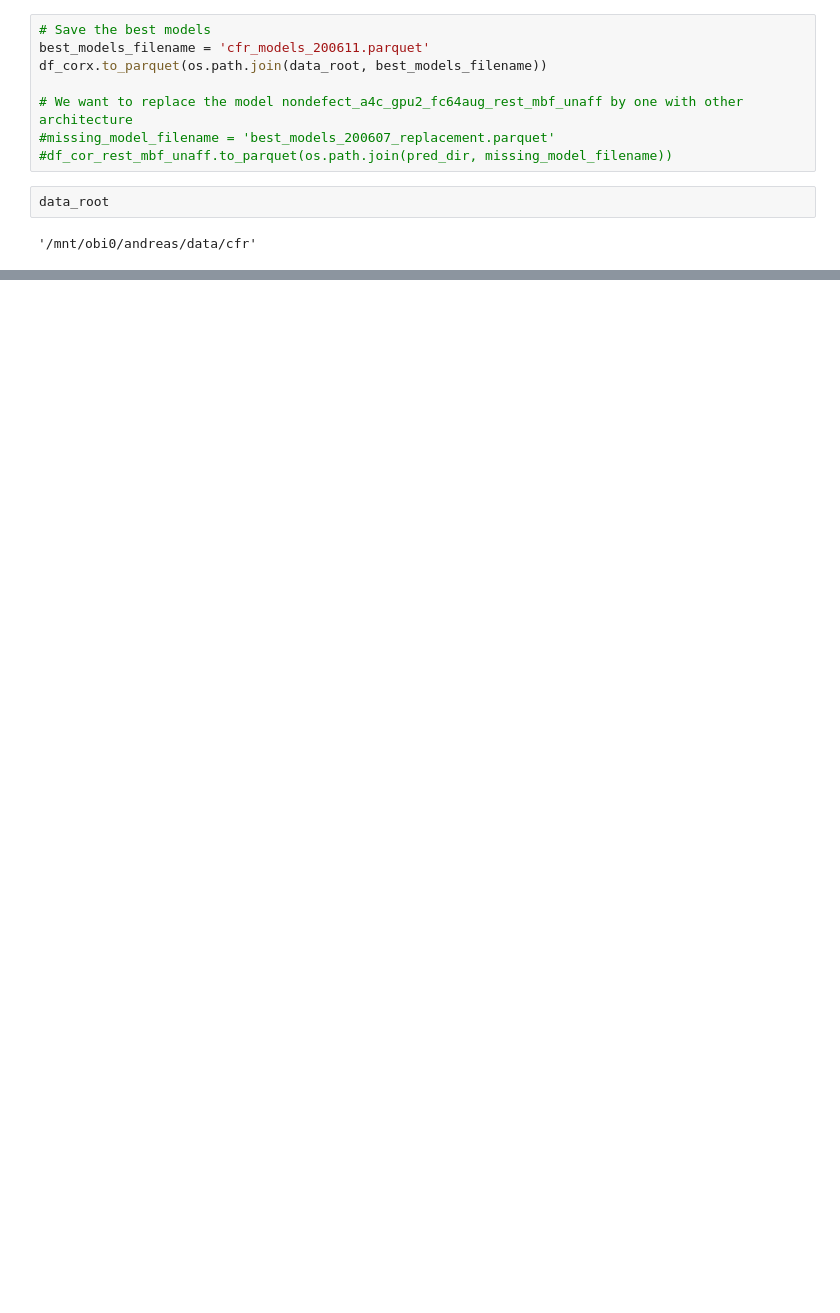
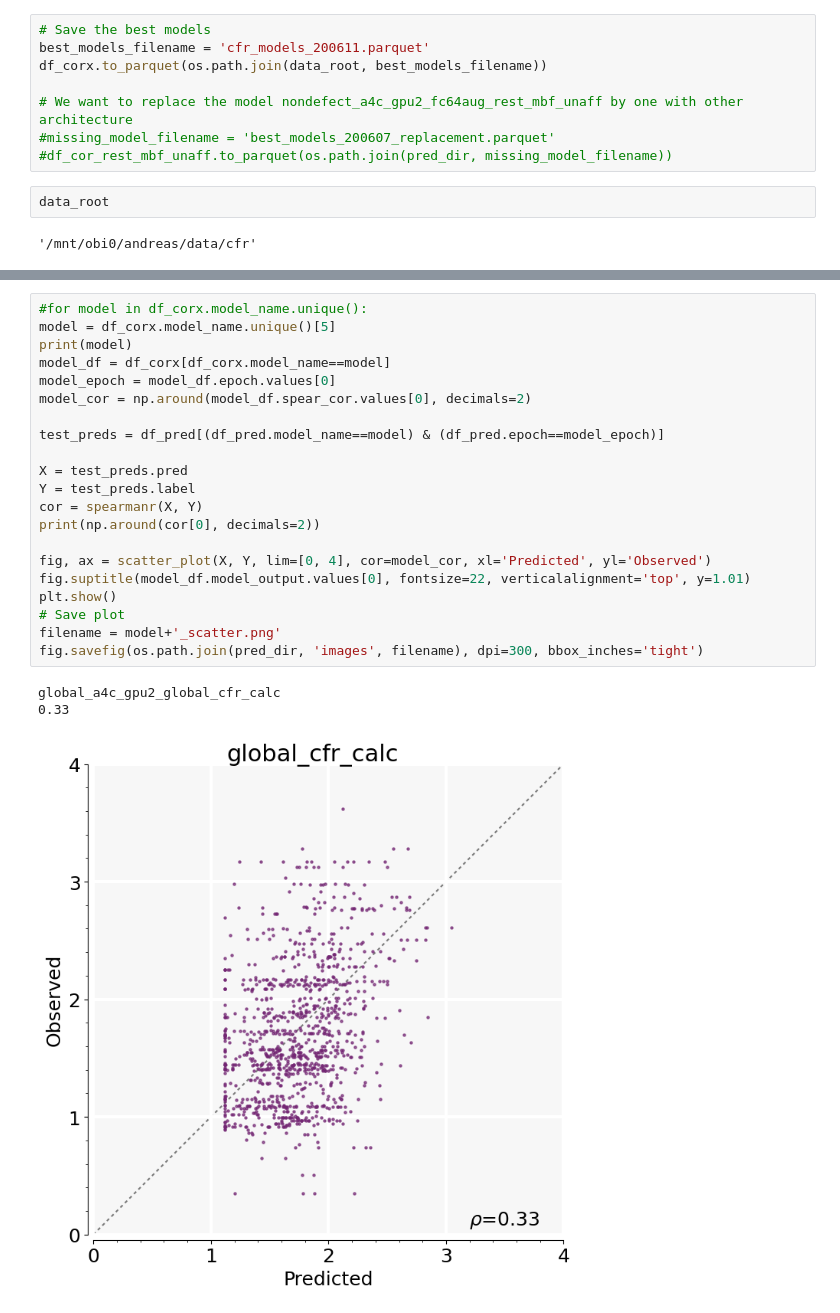
Before and after one commit to awerdich/werdich-cfr, a Jupyter notebook: notebooks/visualize_cfr_predictions.ipynb, the cells around one changed output, grey strips where cells are left out. Saved outputs shown, nothing was run; the diff lists cells and outputs as text; blank space fills up the shorter version.

```diff
--- a/notebooks/visualize_cfr_predictions.ipynb
+++ b/notebooks/visualize_cfr_predictions.ipynb
@@ -233,0 +248,25 @@ df_corx[df_corx.model_name=='global_a4c_gpu2_stress_global_mbf']
+# %%
+#for model in df_corx.model_name.unique():
+model = df_corx.model_name.unique()[5]
+print(model)
+model_df = df_corx[df_corx.model_name==model]
+model_epoch = model_df.epoch.values[0]
+model_cor = np.around(model_df.spear_cor.values[0], decimals=2)
+
+test_preds = df_pred[(df_pred.model_name==model) & (df_pred.epoch==model_epoch)]
+
+X = test_preds.pred
+Y = test_preds.label
+cor = spearmanr(X, Y)
+print(np.around(cor[0], decimals=2))
+
+fig, ax = scatter_plot(X, Y, lim=[0, 4], cor=model_cor, xl='Predicted', yl='Observed')
+fig.suptitle(model_df.model_output.values[0], fontsize=22, verticalalignment='top', y=1.01)
+plt.show()
+# Save plot
+filename = model+'_scatter.png'
+fig.savefig(os.path.join(pred_dir, 'images', filename), dpi=300, bbox_inches='tight')
+# %% [output]
+global_a4c_gpu2_global_cfr_calc
+0.33
+[figure, added]
```
Also changed, not shown: parts of 14 cells of this notebook, 4 other files.
